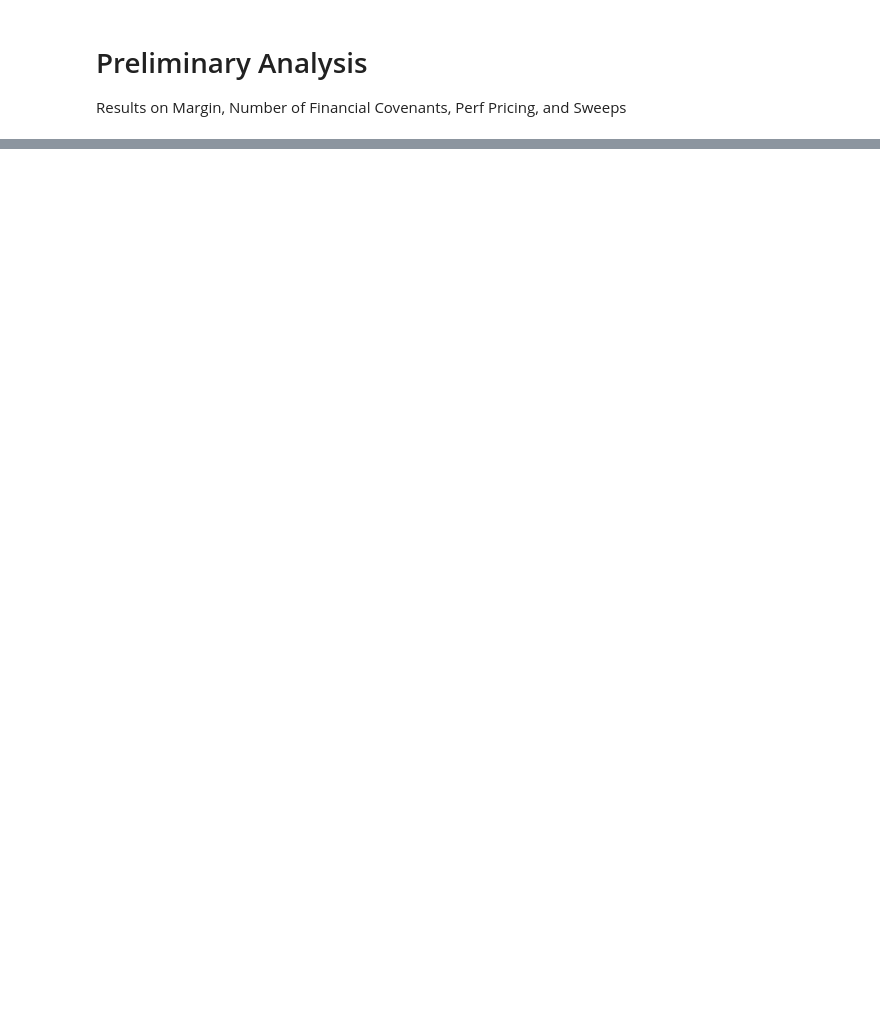
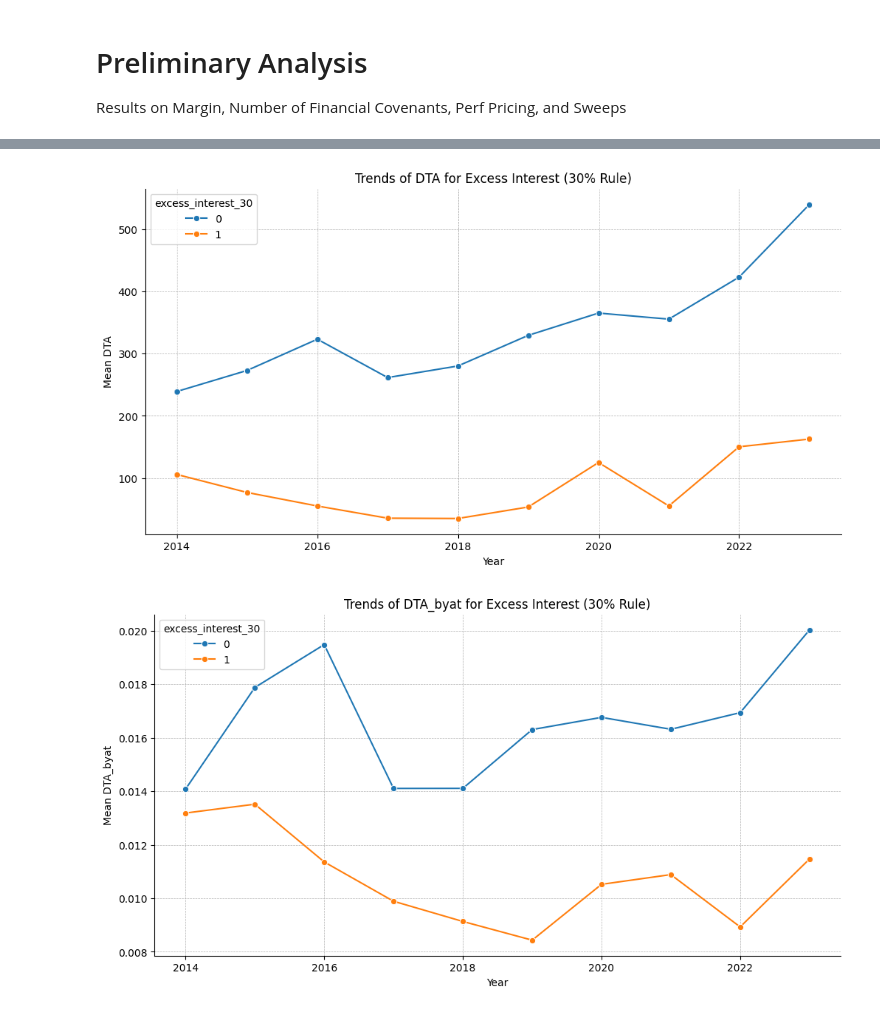
Before and after one commit to zirui-song/interest-deductibility-and-debt-contracting, a Jupyter notebook: Dealscan_Analysis.ipynb, the cells around one changed output, grey strips where cells are left out. Drawn from its saved outputs; the diff is of its cells as text; code cells hidden in the pictures; blank space fills up the shorter version.

```diff
--- a/Dealscan_Analysis.ipynb
+++ b/Dealscan_Analysis.ipynb
@@ -2011,0 +1745,13 @@ tranche_level_ds_with_pivol.to_stata('../3. Data/Processed/tranche_level_ds_with
+# %%
+# sort by gvkey and fyear
+dta_analysis = dta_analysis.sort_values(by=['gvkey', 'fyear'])
+# scale by total assets
+dta_analysis['DTA_byat'] = dta_analysis['DTA'] / dta_analysis['at']
+# generate delta_DTA
+dta_analysis['delta_DTA'] = dta_analysis.groupby('gvkey')['DTA'].diff()
+# scale by total assets
+dta_analysis['delta_DTA_byat'] = dta_analysis['delta_DTA'] / dta_analysis['at']
+# check for correlation between DTA and excess_interest_30 and excess_interest_loss
+dta_analysis[['DTA', 'delta_DTA', 'DTA_byat', 'delta_DTA_byat', 'excess_interest_30', 'excess_interest_loss']].corr()
+# save to dta
+dta_analysis.to_stata('../3. Data/Processed/dta_analysis.dta', version=117)
@@ -2011,0 +1774,53 @@ tranche_level_ds_with_pivol.to_stata('../3. Data/Processed/tranche_level_ds_with
+# %%
+# collapse the data to excess_interest_30 and year, calculate the mean of DTA, DTA_byat
+DTA_trends_30 = dta_analysis.groupby(['excess_interest_30', 'fyear']).agg({
+    'DTA': 'mean',
+    'DTA_byat': 'mean',
+}).reset_index()
+
+# Do the same for excess_interest_loss
+DTA_trends_loss = dta_analysis.groupby(['excess_interest_loss', 'fyear']).agg({
+    'DTA': 'mean',
+    'DTA_byat': 'mean',
+}).reset_index()
+
+# plot the trends of DTA and DTA_byat for excess_interest_30
+plt.figure(figsize=(12, 6))
+sns.lineplot(data=DTA_trends_30, x='fyear', y='DTA', hue='excess_interest_30', marker='o')
+plt.title('Trends of DTA for Excess Interest (30% Rule)')
+plt.xlabel('Year')
+plt.ylabel('Mean DTA')
+plt.grid(True, linestyle='--', linewidth=0.5)
+sns.despine()
+plt.savefig(f'{overleaf_dir}/Figures/DTA_trends_30.png')
+
+plt.figure(figsize=(12, 6))
+sns.lineplot(data=DTA_trends_30, x='fyear', y='DTA_byat', hue='excess_interest_30', marker='o')
+plt.title('Trends of DTA_byat for Excess Interest (30% Rule)')
+plt.xlabel('Year')
+plt.ylabel('Mean DTA_byat')
+plt.grid(True, linestyle='--', linewidth=0.5)
+sns.despine()
+plt.savefig(f'{overleaf_dir}/Figures/DTA_byat_trends_30.png')
+
+# plot the trends of DTA and DTA_byat for excess_interest_loss
+plt.figure(figsize=(12, 6))
+sns.lineplot(data=DTA_trends_loss, x='fyear', y='DTA', hue='excess_interest_loss', marker='o')
+plt.title('Trends of DTA for Excess Interest (Loss Rule)')
+plt.xlabel('Year')
+plt.ylabel('Mean DTA')
+plt.grid(True, linestyle='--', linewidth=0.5)
+sns.despine()
+plt.savefig(f'{overleaf_dir}/Figures/DTA_trends_loss.png')
+
+plt.figure(figsize=(12, 6))
+sns.lineplot(data=DTA_trends_loss, x='fyear', y='DTA_byat', hue='excess_interest_loss', marker='o')
+plt.title('Trends of DTA_byat for Excess Interest (Loss Rule)')
+plt.xlabel('Year')
+plt.ylabel('Mean DTA_byat')
+plt.grid(True, linestyle='--', linewidth=0.5)
+sns.despine()
+plt.savefig(f'{overleaf_dir}/Figures/DTA_byat_trends_loss.png')
+# %% [output]
+[figure, added]
+[figure, added]
```
Also changed, not shown: parts of 50 cells of this notebook, 4 other files.
